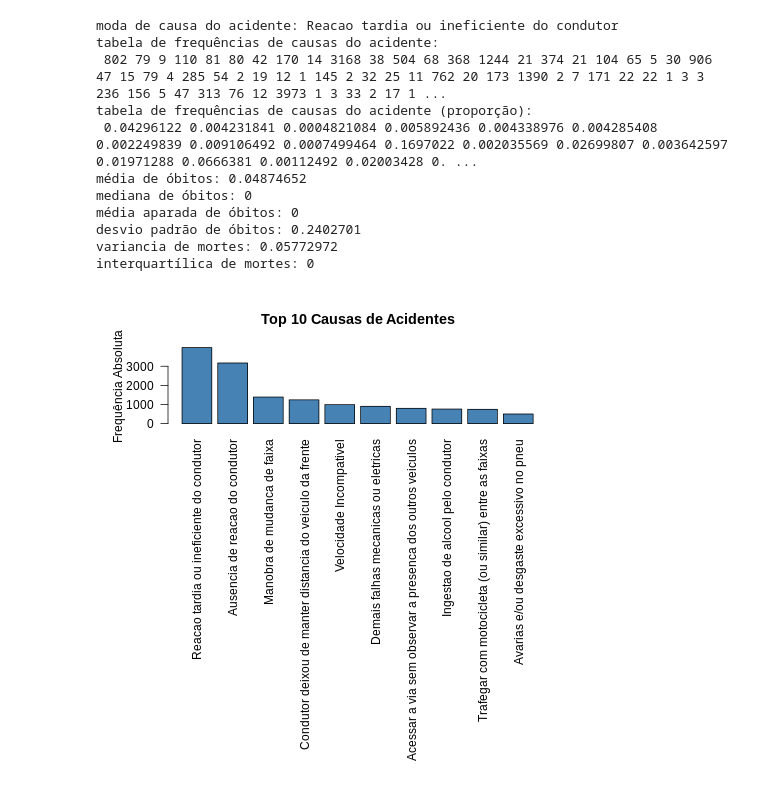
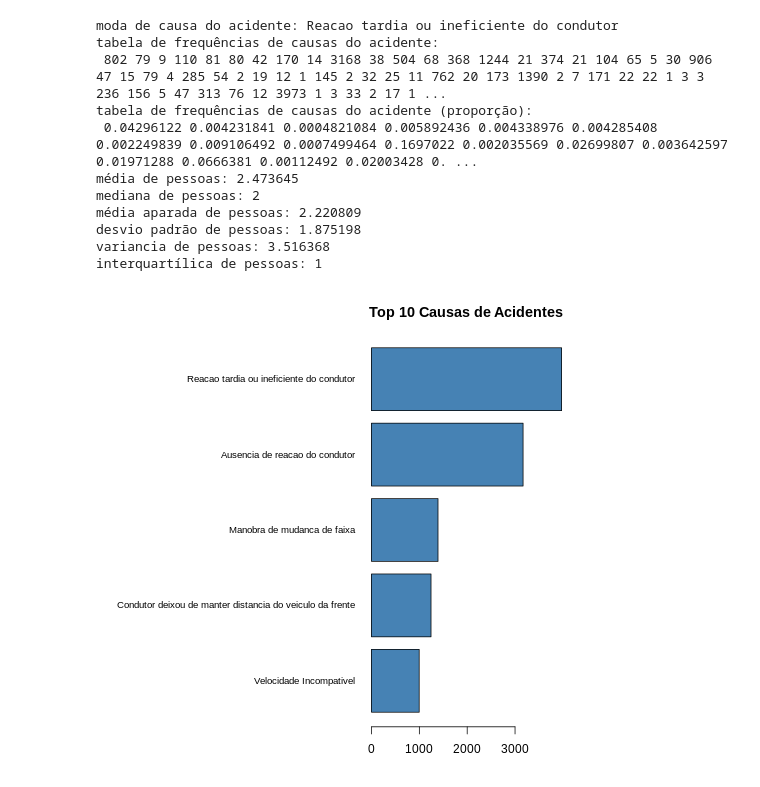
Before and after one commit to RCDS13/PI-JP-4SEM, a Jupyter notebook: etl_transito.ipynb, the cells around one changed output. Saved outputs shown, nothing was run; the diff lists cells and outputs as text; code cells hidden in the pictures.

```diff
--- a/etl_transito.ipynb
+++ b/etl_transito.ipynb
@@ -88,7 +88,8 @@ library(hms)
 dados_sp$data_hora <- ymd_hms(paste(dados_sp$data_inversa, dados_sp$horario))
 dados_sp$latitude <- as.numeric(gsub(",", ".", dados_sp$latitude))
 dados_sp$longitude <- as.numeric(gsub(",", ".", dados_sp$longitude))
-dados_sp$km <- as.numeric(gsub(",", ".", dados_sp$km))
+dados_sp$br <- as.character(dados_sp$br)
+dados_sp$km <- as.character(dados_sp$km)
 
 write.csv2(dados_sp,
            "/content/drive/MyDrive/PI_JP/dataset_final_SP.csv",
@@ -134,46 +130,52 @@ prop_causa <- prop.table(table(dados_sp$causa_acidente))
 cat("tabela de frequências de causas do acidente (proporção):\n", prop_causa, "\n")
 
 
-media_mortos <- mean(dados_sp$mortos, na.rm = TRUE)
-cat("média de óbitos:", media_mortos, "\n")
+media_pessoas <- mean(dados_sp$pessoas, na.rm = TRUE)
+cat("média de pessoas:", media_pessoas, "\n")
 
-mediana_mortos <- median(dados_sp$mortos)
-cat("mediana de óbitos:", mediana_mortos, "\n")
+mediana_pessoas <- median(dados_sp$pessoas)
+cat("mediana de pessoas:", mediana_pessoas, "\n")
 
-medap_mortos <- mean(dados_sp$mortos, trim = 0.1)
-cat("média aparada de óbitos:", medap_mortos, "\n")
+medap_pessoas <- mean(dados_sp$pessoas, trim = 0.1)
+cat("média aparada de pessoas:", medap_pessoas, "\n")
 
-desvpad_mortos <- sd(dados_sp$mortos)
-cat("desvio padrão de óbitos:", desvpad_mortos, "\n")
+desvpad_pessoas <- sd(dados_sp$pessoas)
+cat("desvio padrão de pessoas:", desvpad_pessoas, "\n")
 
-var_mortos <- var(dados_sp$mortos)
-cat("variancia de mortes:", var_mortos, "\n")
+var_pessoas <- var(dados_sp$pessoas)
+cat("variancia de pessoas:", var_pessoas, "\n")
 
-aiq_mortos <- IQR(dados_sp$mortos)
-cat("interquartílica de mortes:", aiq_mortos, "\n")
+aiq_pessoas <- IQR(dados_sp$pessoas)
+cat("interquartílica de pessoas:", aiq_pessoas)
 # %% [output]
 moda de causa do acidente: Reacao tardia ou ineficiente do condutor
 tabela de frequências de causas do acidente:
  802 79 9 110 81 80 42 170 14 3168 38 504 68 368 1244 21 374 21 104 65 5 30 906 47 15 79 4 285 54 2 19 12 1 145 2 32 25 11 762 20 173 1390 2 7 171 22 22 1 3 3 236 156 5 47 313 76 12 3973 1 3 33 2 17 1 ...
 tabela de frequências de causas do acidente (proporção):
  0.04296122 0.004231841 0.0004821084 0.005892436 0.004338976 0.004285408 0.002249839 0.009106492 0.0007499464 0.1697022 0.002035569 0.02699807 0.003642597 0.01971288 0.0666381 0.00112492 0.02003428 0. ...
-média de óbitos: 0.04874652
-mediana de óbitos: 0
-média aparada de óbitos: 0
-desvio padrão de óbitos: 0.2402701
-variancia de mortes: 0.05772972
-interquartílica de mortes: 0
+média de pessoas: 2.473645
+mediana de pessoas: 2
+média aparada de pessoas: 2.220809
+desvio padrão de pessoas: 1.875198
+variancia de pessoas: 3.516368
+interquartílica de pessoas: 1
 # %%
 %%R
 
 causas_contagem <- sort(table(dados_sp$causa_acidente), decreasing = TRUE)
-top_10_causas <- causas_contagem[1:10]
-par(mar = c(24, 5, 4, 2))
+top_10_causas <- causas_contagem[1:5]
 
-barplot(top_10_causas,
-        las = 2,
+top_10_causas <- top_10_causas[order(top_10_causas)]
+
+par(mar = c(3, 19, 3, 1))
+
+barplot(height = top_10_causas,
+        names.arg = names(top_10_causas),
         main = "Top 10 Causas de Acidentes",
+        xlab = "Frequência Absoluta",
         col = "steelblue",
-        ylab = "Frequência Absoluta")
+        horiz = TRUE,
+        las = 1,
+        cex.names = 0.8)
 # %% [output]
-[figure, old version]
+[figure, new version]
```
Also changed, not shown: parts of 7 cells of this notebook.
